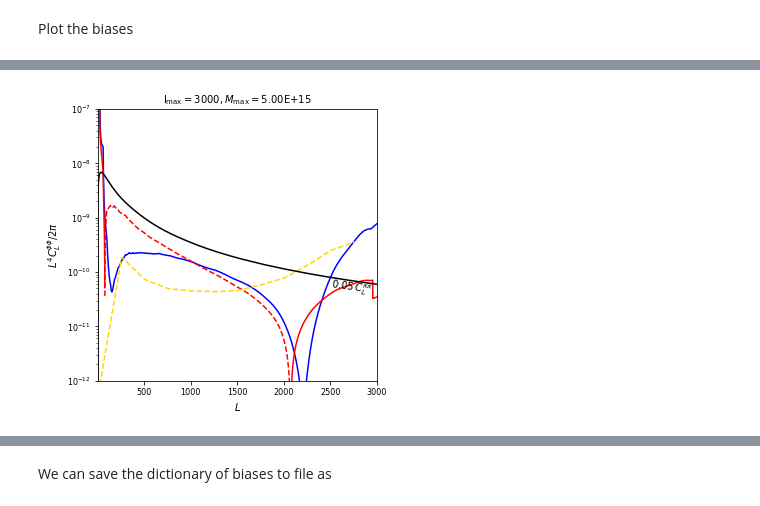
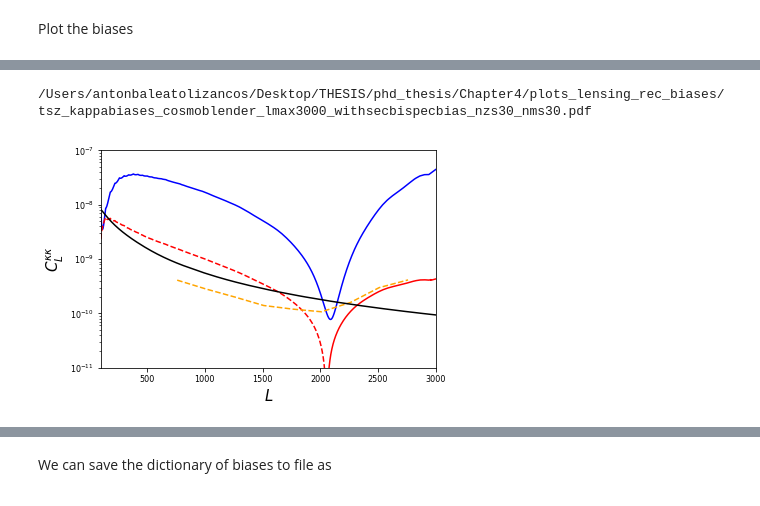
Before and after one commit to abaleato/CosmoBLENDER, a Jupyter notebook: example_pipeline.ipynb, the cells around one changed output, grey strips where cells are left out. Cells and saved outputs as stored; diff of their text form; code cells hidden in the pictures.

```diff
--- a/example_pipeline.ipynb
+++ b/example_pipeline.ipynb
@@ -50,9 +61,9 @@ Initialise halo model calculator
 # This should roughly match the cosmology in Nick's tSZ papers
 cosmoParams = {'As':2.4667392631170437e-09,'ns':.96,'omch2':(0.25-.043)*.7**2,'ombh2':0.044*.7**2,'H0':70.} #Note that for now there is still cosmology dpendence in the cls defined within the experiment class
 
-z_max = 5#3
-nZs = 10 #50
-nMasses = 10 #30
+z_max = 3 #3
+nZs = 30 #50
+nMasses = 30 #30
 
 # Set CIB halo model
 cib_model='planck13'#'vierro'
@@ -92,7 +110,7 @@ hm_calc.get_mixed_biases(SPT_1e14)
 # %% [markdown]
 Plot the biases
 # %%
-which_bias = 'cib' # 'tsz' or 'cib' or 'mixed'
+which_bias = 'tsz' # 'tsz' or 'cib' or 'mixed'
 experiment = SPT_5e15
 
 # Break down contributions into n-halo terms?
@@ -103,7 +118,22 @@ breakdown = False
+# %%
+#text width and height of PhD thesis
+textwidth =  6.05 #inches
+textheight = 8.77 #inches
+
+plotting_params = {'font.size':8, 'axes.labelsize':8, 'xtick.labelsize':8, 'ytick.labelsize':8, \
+                      'font.family':'serif', 'text.usetex':True, 'figure.figsize': [textwidth, textwidth],
+                   'axes.titlesize':8, 'lines.linewidth':0.7}
+
+plt.rcParams.update(plotting_params)
 # %%
-plt.figure(figsize=(5,5))
-scaling = experiment.biases['ells']**4 /(2*np.pi)
-scaling_second_bispec_bias = experiment.biases['second_bispec_bias_ells']**4 /(2*np.pi)
+plt.figure()
+title=''
+
+scaling = experiment.biases['ells']**4 /4.
+if get_secondary_bispec_bias:
+    # TODO: a factor of 1/2 would make the 2ndary bispec agree better with expectations
+    scaling_second_bispec_bias = experiment_2ndarybispec.biases['second_bispec_bias_ells']**4 /4.
+    scaling_second_bispec_bias[:3] = np.nan
 
 # Split into negative and positive parts for plotting convenience
 prim_bispec_1h_pos, prim_bispec_1h_neg = tls.split_positive_negative(experiment.biases[which_bias]['prim_bispec']['1h'])
@@ -114,9 +144,10 @@ trispec_1h_pos, trispec_1h_neg = tls.split_positive_negative(experiment.biases[w
 trispec_2h_pos, trispec_2h_neg = tls.split_positive_negative(experiment.biases[which_bias]['trispec']['2h'])
 trispec_tot_pos, trispec_tot_neg = tls.split_positive_negative(experiment.biases[which_bias]['trispec']['2h']+ experiment.biases[which_bias]['trispec']['1h'])
 
-sec_bispec_1h_pos, sec_bispec_1h_neg = tls.split_positive_negative(experiment.biases[which_bias]['second_bispec']['1h'])
-#FIXME: for now, ony 1h term for secondary bispec bias
-sec_bispec_tot_pos, sec_bispec_tot_neg = tls.split_positive_negative ( 0 +experiment.biases[which_bias]['second_bispec']['1h'])
+if get_secondary_bispec_bias:
+    sec_bispec_1h_pos, sec_bispec_1h_neg = tls.split_positive_negative(experiment_2ndarybispec.biases[which_bias]['second_bispec']['1h'])
+    #FIXME: for now, ony 1h term for secondary bispec bias
+    sec_bispec_tot_pos, sec_bispec_tot_neg = tls.split_positive_negative ( 0 +experiment_2ndarybispec.biases[which_bias]['second_bispec']['1h'])
 
 
 plt.plot(experiment.biases['ells'], scaling * trispec_tot_pos, color='b', label=r'{} trispec. bias, tot '.format(which_bias))
@@ -132,44 +163,47 @@ if breakdown:
 
 plt.plot(experiment.biases['ells'], scaling * prim_bispec_tot_pos, color='r',label=r'{} prim. bispec. bias, tot'.format(which_bias))
 plt.plot(experiment.biases['ells'], scaling * prim_bispec_tot_neg, color='r', ls='--')
 
 if breakdown:
     plt.plot(experiment.biases['ells'], scaling * prim_bispec_1h_pos, color='r', label=r'{} prim. bispec. bias, 1h '.format(which_bias), ls=':')
     plt.plot(experiment.biases['ells'], scaling * prim_bispec_1h_neg, color='r', ls=':')
 
     plt.plot(experiment.biases['ells'], scaling * prim_bispec_2h_pos, color='r', label=r'{} prim. bispec. bias, 2h '.format(which_bias), ls='-.')
     plt.plot(experiment.biases['ells'], scaling * prim_bispec_2h_neg, color='r', ls='-.')
 
-plt.plot(experiment.biases['second_bispec_bias_ells'], scaling_second_bispec_bias * sec_bispec_tot_pos, color='gold',label=r'{} sec. bispec. bias, tot'.format(which_bias))
-plt.plot(experiment.biases['second_bispec_bias_ells'], scaling_second_bispec_bias * sec_bispec_tot_neg, color='gold', ls='--')
+if get_secondary_bispec_bias:
+    plt.plot(experiment_2ndarybispec.biases['second_bispec_bias_ells'], scaling_second_bispec_bias * sec_bispec_tot_pos, color='orange',label=r'{} sec. bispec. bias, tot'.format(which_bias))
+    plt.plot(experiment_2ndarybispec.biases['second_bispec_bias_ells'], scaling_second_bispec_bias * sec_bispec_tot_neg, color='orange', ls='--')
 
 if breakdown:
-    plt.plot(experiment.biases['second_bispec_bias_ells'], scaling_second_bispec_bias * sec_bispec_1h_pos, color='gold', label=r'{} sec. bispec. bias, 1h '.format(which_bias), ls=':')
-    plt.plot(experiment.biases['second_bispec_bias_ells'], scaling_second_bispec_bias * sec_bispec_1h_neg, color='gold', ls=':')
+    plt.plot(experiment.biases['second_bispec_bias_ells'], scaling_second_bispec_bias * sec_bispec_1h_pos, color='orange', label=r'{} sec. bispec. bias, 1h '.format(which_bias), ls=':')
+    plt.plot(experiment.biases['second_bispec_bias_ells'], scaling_second_bispec_bias * sec_bispec_1h_neg, color='orange', ls=':')
 
     #plt.plot(experiment.biases['second_bispec_bias_ells'], scaling_second_bispec_bias * sec_bispec_2h_pos, color='gold', label=r'{} sec. bispec. bias, 2h '.format(which_bias), ls='-.')
     #plt.plot(experiment.biases['second_bispec_bias_ells'], scaling_second_bispec_bias * sec_bispec_2h_neg, color='gold', ls='-.')
 
-plt.annotate(r'$0.05\,C_L^{\kappa \kappa}$', (2500,4e-11), rotation=-8)
-plt.plot(experiment.cl_unl.ls, 0.05* experiment.cl_unl.ls**4 * experiment.cl_unl.clpp /(2*np.pi),'k')
+#plt.annotate(r'$0.05\,C_L^{\kappa \kappa}$', (2500,4e-11), rotation=-8)
+plt.plot(experiment.cl_unl.ls, 0.05* experiment.cl_unl.ls**4 * experiment.cl_unl.clpp /4.,'k')
 plt.yscale('log')
 #plt.legend(ncol=1, columnspacing=1)
-plt.ylabel(r'$L^4 C_L^{\phi\phi}/ 2\pi$',fontsize=10)
-plt.xlabel(r'$L$',fontsize=10)
-plt.title(r'l$_{\mathrm{max}}=$'+str(lmax)+'$, M_{\mathrm{max}}=$'+'{:.2E}'.format(experiment.massCut), fontsize=10)
-plt.xlim([2,3000])
-plt.ylim([1e-12,1e-7])
+plt.ylabel(r'$C_L^{\kappa\kappa}$',fontsize=15)
+plt.xlabel(r'$L$',fontsize=15)
+#plt.title(r'l$_{\mathrm{max}}=$'+str(lmax)+'$, M_{\mathrm{max}}=$'+'{:.2E}'.format(experiment.massCut), fontsize=10)
+plt.xlim([100,3000])
+plt.ylim([1e-11,1e-7])
 
 ax = plt.gca()
 ax.tick_params(axis='both', which='major', labelsize=8)
 ax.tick_params(axis='both', which='minor', labelsize=8)
 
 #plt.savefig('../plots/tsz_bias_for_diff_mass_cuts/1D_reconstructions/biases_lmax{}_masscut{}.pdf'.format(lmax, '1e14'))
 thesis_dir = '/Users/antonbaleatolizancos/Desktop/THESIS/phd_thesis/Chapter4/plots_lensing_rec_biases/'
 
 if get_secondary_bispec_bias:
-    plt.savefig(thesis_dir+'{}_biases_cosmoblender_lmax{}{}_withsecbispecbias.pdf'.format(which_bias, lmax, title), bbox_inches='tight')
+    plt.savefig(thesis_dir+'{}_biases_cosmoblender_lmax{}{}_withsecbispecbias_nzs{}_nms{}.pdf'.format(which_bias, lmax, title, nZs, nMasses), bbox_inches='tight', dpi=1000)
+    print(thesis_dir+'{}_kappabiases_cosmoblender_lmax{}{}_withsecbispecbias_nzs{}_nms{}.pdf'.format(which_bias, lmax, title, nZs, nMasses))
 else:
-    plt.savefig(thesis_dir+'{}_biases_cosmoblender_lmax{}{}.pdf'.format(which_bias, lmax, title), bbox_inches='tight')
+    plt.savefig(thesis_dir+'{}_kappabiases_cosmoblender_lmax{}{}.pdf'.format(which_bias, lmax, title), bbox_inches='tight')
 # %% [output]
+/Users/antonbaleatolizancos/Desktop/THESIS/phd_thesis/Chapter4/plots_lensing_rec_biases/tsz_kappabiases_cosmoblender_lmax3000_withsecbispecbias_nzs30_nms30.pdf
-[figure, old version]
+[figure, new version]
```
Also changed, not shown: parts of 9 cells of this notebook, 2 other files.
